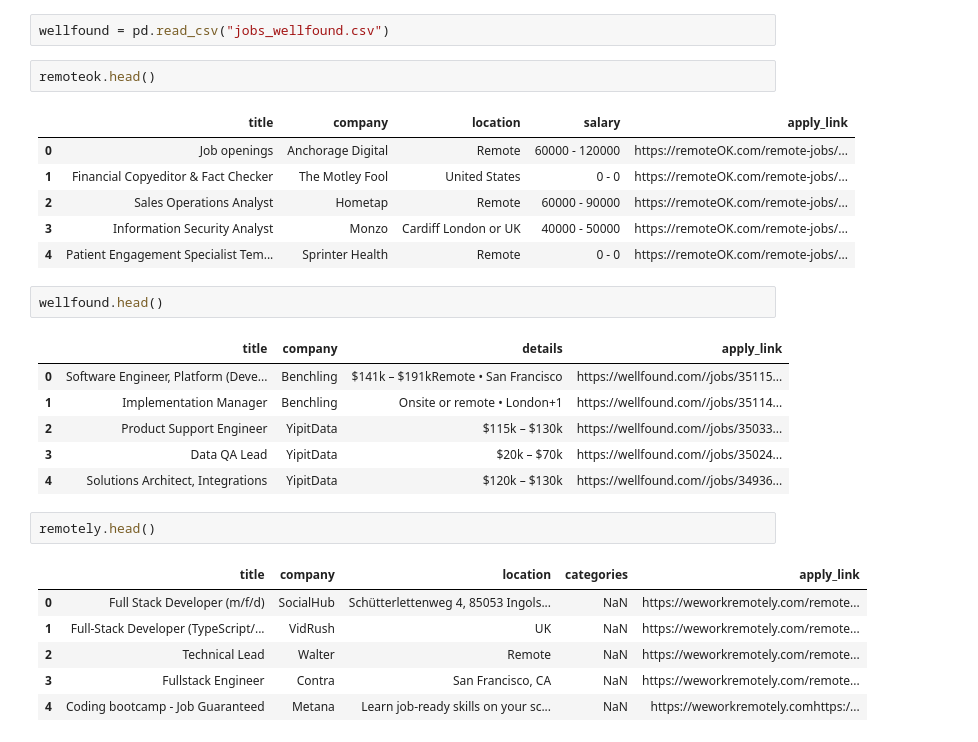
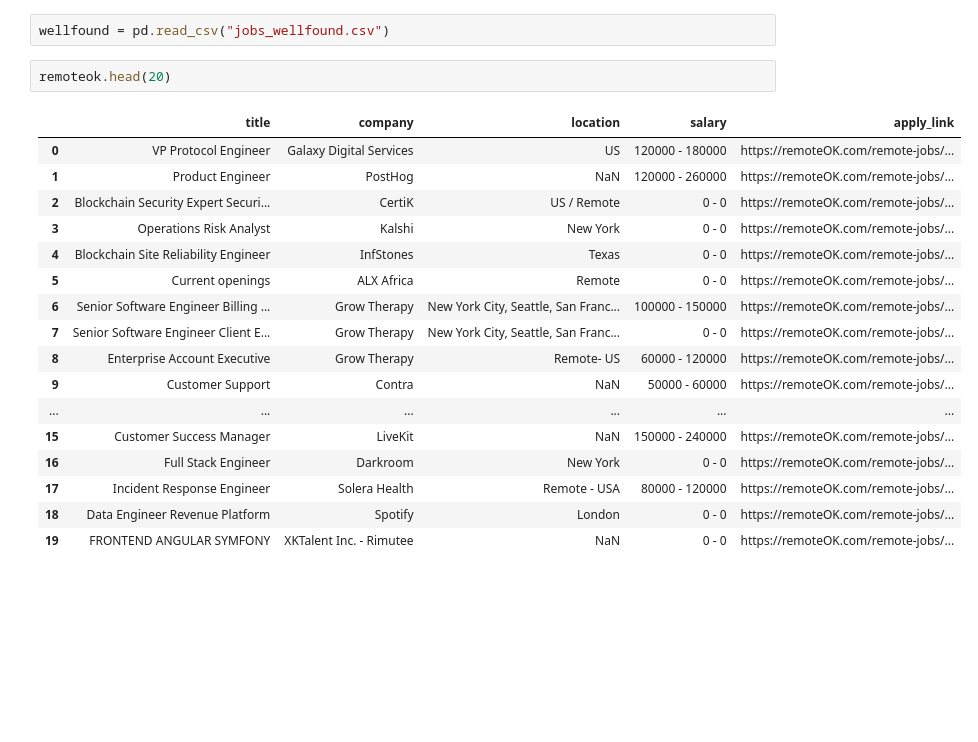
Before and after one commit to Boffins03/Remote-Job-Analyzer, a Jupyter notebook: data/processed/Untitled.ipynb, the cells around one changed output. Saved outputs shown, nothing was run; the diff lists cells and outputs as text; blank space fills up the shorter version.

```diff
--- a/data/processed/Untitled.ipynb
+++ b/data/processed/Untitled.ipynb
@@ -10,29 +10,22 @@ remotely = pd.read_csv("jobs_weworkremotely.csv")
 # %%
 wellfound = pd.read_csv("jobs_wellfound.csv")
 # %%
-remoteok.head()
+remoteok.head(20)
 # %% [output]
 |  | title | company | location | salary | apply_link |
-| 0 | Job openings | Anchorage Digital | Remote | 60000 - 120000 | https://remoteOK.com/remote-jobs/... |
-| 1 | Financial Copyeditor & Fact Checker | The Motley Fool | United States | 0 - 0 | https://remoteOK.com/remote-jobs/... |
-| 2 | Sales Operations Analyst | Hometap | Remote | 60000 - 90000 | https://remoteOK.com/remote-jobs/... |
-| 3 | Information Security Analyst | Monzo | Cardiff London or UK | 40000 - 50000 | https://remoteOK.com/remote-jobs/... |
-| 4 | Patient Engagement Specialist Tem... | Sprinter Health | Remote | 0 - 0 | https://remoteOK.com/remote-jobs/... |
+| 0 | VP Protocol Engineer | Galaxy Digital Services | US | 120000 - 180000 | https://remoteOK.com/remote-jobs/... |
+| 1 | Product Engineer | PostHog | NaN | 120000 - 260000 | https://remoteOK.com/remote-jobs/... |
+| 2 | Blockchain Security Expert Securi... | CertiK | US / Remote | 0 - 0 | https://remoteOK.com/remote-jobs/... |
+| 3 | Operations Risk Analyst | Kalshi | New York | 0 - 0 | https://remoteOK.com/remote-jobs/... |
+| 4 | Blockchain Site Reliability Engineer | InfStones | Texas | 0 - 0 | https://remoteOK.com/remote-jobs/... |
+| 5 | Current openings | ALX Africa | Remote | 0 - 0 | https://remoteOK.com/remote-jobs/... |
+| 6 | Senior Software Engineer Billing ... | Grow Therapy | New York City, Seattle, San Franc... | 100000 - 150000 | https://remoteOK.com/remote-jobs/... |
+| 7 | Senior Software Engineer Client E... | Grow Therapy | New York City, Seattle, San Franc... | 0 - 0 | https://remoteOK.com/remote-jobs/... |
+| 8 | Enterprise Account Executive | Grow Therapy | Remote- US | 60000 - 120000 | https://remoteOK.com/remote-jobs/... |
+| 9 | Customer Support | Contra | NaN | 50000 - 60000 | https://remoteOK.com/remote-jobs/... |
+| ... | ... | ... | ... | ... | ... |
+| 15 | Customer Success Manager | LiveKit | NaN | 150000 - 240000 | https://remoteOK.com/remote-jobs/... |
+| 16 | Full Stack Engineer | Darkroom | New York | 0 - 0 | https://remoteOK.com/remote-jobs/... |
+| 17 | Incident Response Engineer | Solera Health | Remote - USA | 80000 - 120000 | https://remoteOK.com/remote-jobs/... |
+| 18 | Data Engineer Revenue Platform | Spotify | London | 0 - 0 | https://remoteOK.com/remote-jobs/... |
+| 19 | FRONTEND ANGULAR SYMFONY | XKTalent Inc. - Rimutee | NaN | 0 - 0 | https://remoteOK.com/remote-jobs/... |
-# %%
-wellfound.head()
-# %% [output]
-|  | title | company | details | apply_link |
-| 0 | Software Engineer, Platform (Deve... | Benchling | $141k – $191kRemote • San Francisco | https://wellfound.com//jobs/35115... |
-| 1 | Implementation Manager | Benchling | Onsite or remote • London+1 | https://wellfound.com//jobs/35114... |
-| 2 | Product Support Engineer | YipitData | $115k – $130k | https://wellfound.com//jobs/35033... |
-| 3 | Data QA Lead | YipitData | $20k – $70k | https://wellfound.com//jobs/35024... |
-| 4 | Solutions Architect, Integrations | YipitData | $120k – $130k | https://wellfound.com//jobs/34936... |
-# %%
-remotely.head()
-# %% [output]
-|  | title | company | location | categories | apply_link |
-| 0 | Full Stack Developer (m/f/d) | SocialHub | Schütterlettenweg 4, 85053 Ingols... | NaN | https://weworkremotely.com/remote... |
-| 1 | Full-Stack Developer (TypeScript/... | VidRush | UK | NaN | https://weworkremotely.com/remote... |
-| 2 | Technical Lead | Walter | Remote | NaN | https://weworkremotely.com/remote... |
-| 3 | Fullstack Engineer | Contra | San Francisco, CA | NaN | https://weworkremotely.com/remote... |
-| 4 | Coding bootcamp - Job Guaranteed | Metana | Learn job-ready skills on your sc... | NaN | https://weworkremotely.comhttps:/... |
```
Also changed, not shown: parts of 46 cells of this notebook, 36 other files.
